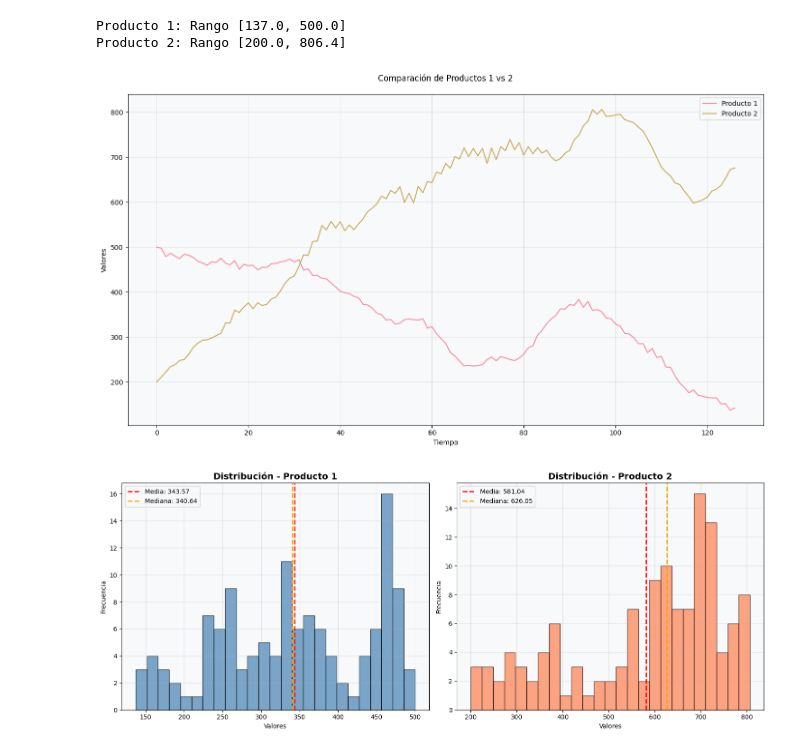
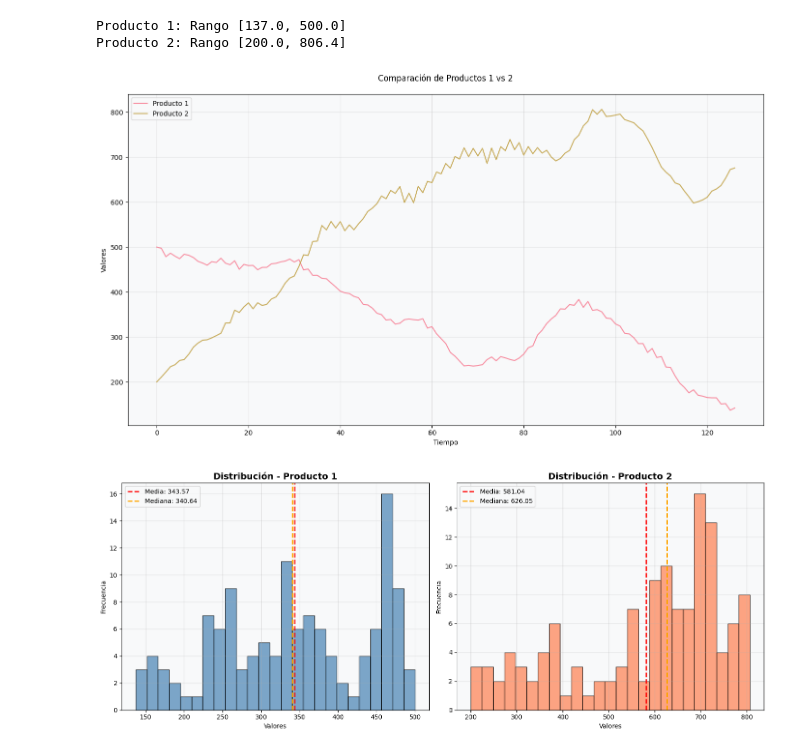
Before and after one commit to DarkLord0404/AAIII, a Jupyter notebook: Taller Final/01_Analisis_Exploratorio.ipynb, the cells around one changed output. Cells and saved outputs as stored; diff of their text form; code cells hidden in the pictures.

```diff
--- a/Taller Final/01_Analisis_Exploratorio.ipynb
+++ b/Taller Final/01_Analisis_Exploratorio.ipynb
@@ -186,21 +186,21 @@ Producto 2: Rango [200.0, 806.4]
 # %%
 # Comparación de ambos productos en un solo gráfico
 plt.figure(figsize=(14, 8))
 
 plt.plot(data.index, data['producto1'], label='Producto 1',alpha=0.8)
 plt.plot(data.index, data['producto2'], label='Producto 2',alpha=0.8)
 
 plt.title('Comparación de Productos 1 vs 2', pad=20)
 plt.xlabel('Tiempo')
 plt.ylabel('Valores')
-plt.legend(loc='upper right')
+plt.legend(loc='upper left')
 plt.grid(True, alpha=0.3)
 
 
 plt.tight_layout()
 plt.show()
 # %% [output]
-[figure, old version]
+[figure, new version]
 # %%
 # Histogramas de distribución
 fig, (ax1, ax2) = plt.subplots(1, 2, figsize=(15, 6))
```
Also changed, not shown: parts of 4 cells of this notebook, 6 other files.
